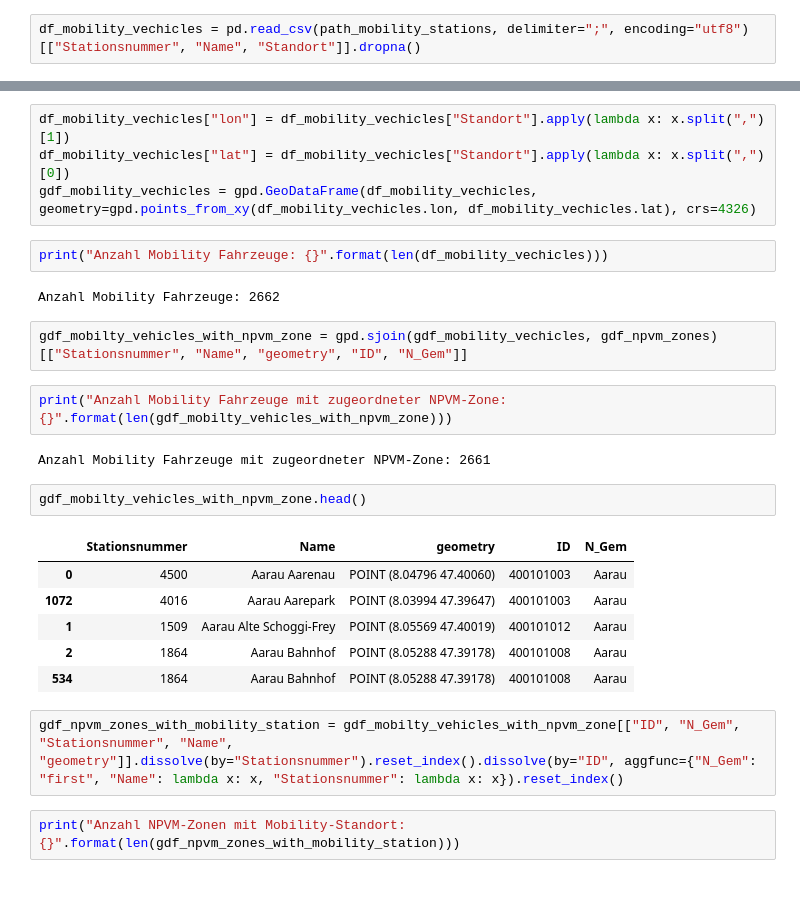
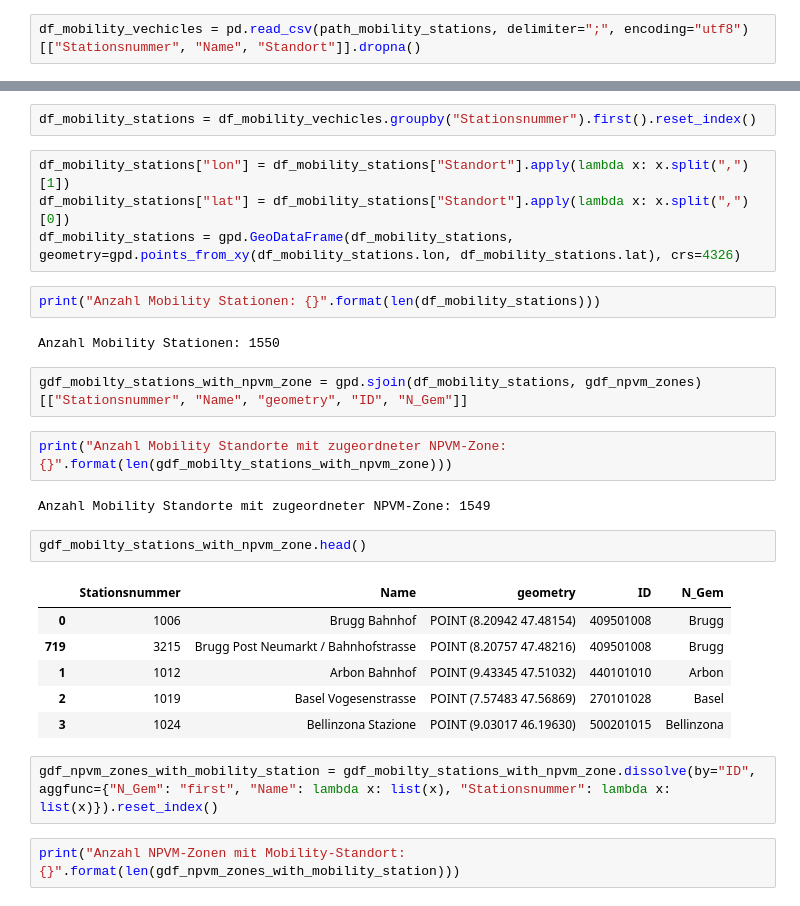
Before and after one commit to jlieberherr/mobility-station-finder, a Jupyter notebook: mobility-station-finder.ipynb, the cells around one changed output, grey strips where cells are left out. Saved outputs shown, nothing was run; the diff lists cells and outputs as text.

Commit message:
mobility-station-finder.ipynb durchstich

```diff
--- a/mobility-station-finder.ipynb
+++ b/mobility-station-finder.ipynb
@@ -53,28 +56,30 @@ df_mobility_vechicles = pd.read_csv(path_mobility_stations, delimiter=";", encod
+# %%
+df_mobility_stations = df_mobility_vechicles.groupby("Stationsnummer").first().reset_index()
 # %%
-df_mobility_vechicles["lon"] = df_mobility_vechicles["Standort"].apply(lambda x: x.split(",")[1])
-df_mobility_vechicles["lat"] = df_mobility_vechicles["Standort"].apply(lambda x: x.split(",")[0])
-gdf_mobility_vechicles = gpd.GeoDataFrame(df_mobility_vechicles, geometry=gpd.points_from_xy(df_mobility_vechicles.lon, df_mobility_vechicles.lat), crs=4326)
+df_mobility_stations["lon"] = df_mobility_stations["Standort"].apply(lambda x: x.split(",")[1])
+df_mobility_stations["lat"] = df_mobility_stations["Standort"].apply(lambda x: x.split(",")[0])
+df_mobility_stations = gpd.GeoDataFrame(df_mobility_stations, geometry=gpd.points_from_xy(df_mobility_stations.lon, df_mobility_stations.lat), crs=4326)
-# %%
-print("Anzahl Mobility Fahrzeuge: {}".format(len(df_mobility_vechicles)))
-# %% [output]
-Anzahl Mobility Fahrzeuge: 2662
+# %%
+print("Anzahl Mobility Stationen: {}".format(len(df_mobility_stations)))
+# %% [output]
+Anzahl Mobility Stationen: 1550
 # %%
-gdf_mobilty_vehicles_with_npvm_zone = gpd.sjoin(gdf_mobility_vechicles, gdf_npvm_zones)[["Stationsnummer", "Name", "geometry", "ID", "N_Gem"]]
+gdf_mobilty_stations_with_npvm_zone = gpd.sjoin(df_mobility_stations, gdf_npvm_zones)[["Stationsnummer", "Name", "geometry", "ID", "N_Gem"]]
 # %%
-print("Anzahl Mobility Fahrzeuge mit zugeordneter NPVM-Zone: {}".format(len(gdf_mobilty_vehicles_with_npvm_zone)))
+print("Anzahl Mobility Standorte mit zugeordneter NPVM-Zone: {}".format(len(gdf_mobilty_stations_with_npvm_zone)))
 # %% [output]
-Anzahl Mobility Fahrzeuge mit zugeordneter NPVM-Zone: 2661
+Anzahl Mobility Standorte mit zugeordneter NPVM-Zone: 1549
 # %%
-gdf_mobilty_vehicles_with_npvm_zone.head()
+gdf_mobilty_stations_with_npvm_zone.head()
 # %% [output]
 |  | Stationsnummer | Name | geometry | ID | N_Gem |
-| 0 | 4500 | Aarau Aarenau | POINT (8.04796 47.40060) | 400101003 | Aarau |
-| 1072 | 4016 | Aarau Aarepark | POINT (8.03994 47.39647) | 400101003 | Aarau |
-| 1 | 1509 | Aarau Alte Schoggi-Frey | POINT (8.05569 47.40019) | 400101012 | Aarau |
-| 2 | 1864 | Aarau Bahnhof | POINT (8.05288 47.39178) | 400101008 | Aarau |
-| 534 | 1864 | Aarau Bahnhof | POINT (8.05288 47.39178) | 400101008 | Aarau |
+| 0 | 1006 | Brugg Bahnhof | POINT (8.20942 47.48154) | 409501008 | Brugg |
+| 719 | 3215 | Brugg Post Neumarkt / Bahnhofstrasse | POINT (8.20757 47.48216) | 409501008 | Brugg |
+| 1 | 1012 | Arbon Bahnhof | POINT (9.43345 47.51032) | 440101010 | Arbon |
+| 2 | 1019 | Basel Vogesenstrasse | POINT (7.57483 47.56869) | 270101028 | Basel |
+| 3 | 1024 | Bellinzona Stazione | POINT (9.03017 46.19630) | 500201015 | Bellinzona |
 # %%
-gdf_npvm_zones_with_mobility_station = gdf_mobilty_vehicles_with_npvm_zone[["ID", "N_Gem", "Stationsnummer", "Name", "geometry"]].dissolve(by="Stationsnummer").reset_index().dissolve(by="ID", aggfunc={"N_Gem": "first", "Name": lambda x: x, "Stationsnummer": lambda x: x}).reset_index()
+gdf_npvm_zones_with_mobility_station = gdf_mobilty_stations_with_npvm_zone.dissolve(by="ID", aggfunc={"N_Gem": "first", "Name": lambda x: list(x), "Stationsnummer": lambda x: list(x)}).reset_index()
 # %%
 print("Anzahl NPVM-Zonen mit Mobility-Standort: {}".format(len(gdf_npvm_zones_with_mobility_station)))
 # %% [output]
```
Also changed, not shown: parts of 37 cells of this notebook.
